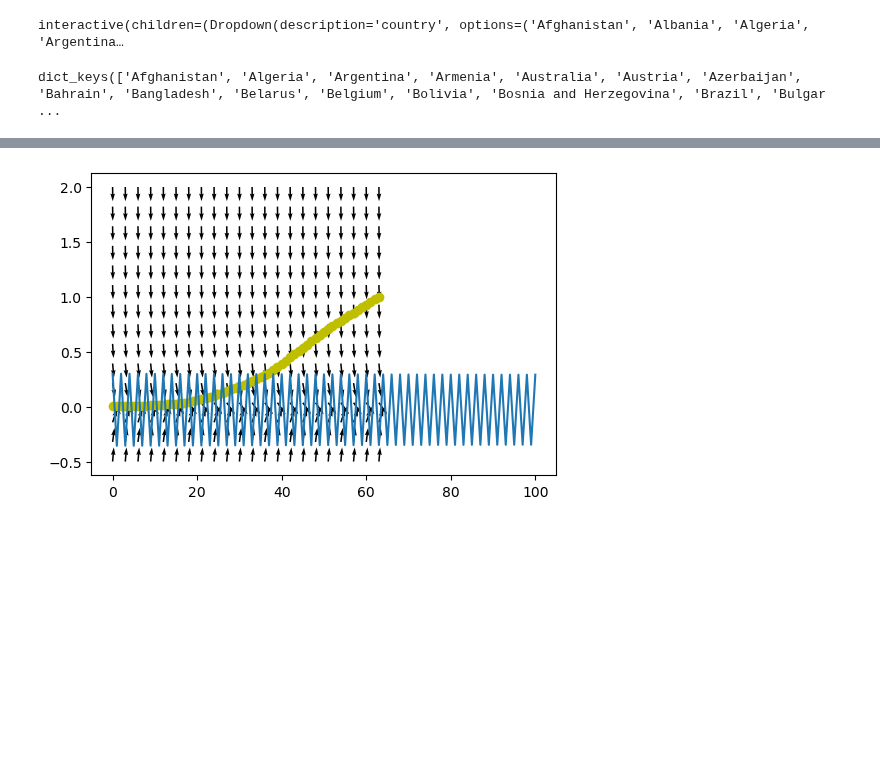
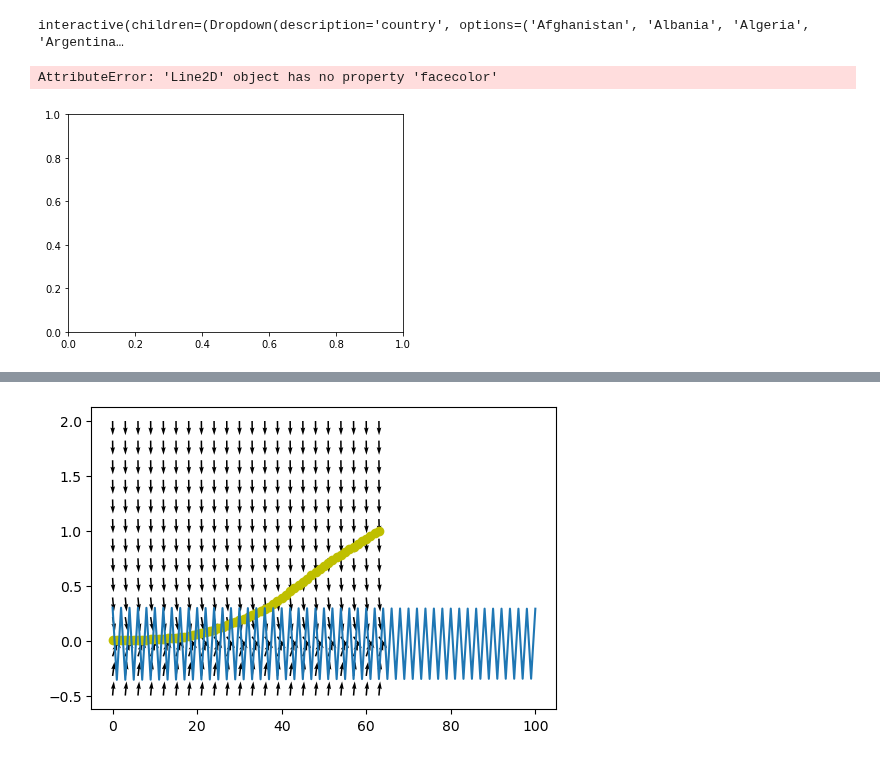
Before and after one commit to Kipre/EUDemographyCleaner, a Jupyter notebook: internship/nonlinear.ipynb, the cells around one changed output, grey strips where cells are left out. Saved outputs shown, nothing was run; the diff lists cells and outputs as text; code cells hidden in the pictures; blank space fills up the shorter version.

```diff
--- a/internship/nonlinear.ipynb
+++ b/internship/nonlinear.ipynb
@@ -195,8 +234,8 @@ for country in tqdm(ds.all_hopkins_countries(cases_cap=2000)):
     xdata = country_data[:-1]
     ydata = country_data[1:] - xdata
 
-    current_result['derivated']['original'] = convert_values(ydata)
-    current_result['integrated']['original'] = convert_values(xdata)
+    current_result['derivated']['real_data'] = convert_values(ydata)
+    current_result['integrated']['real_data'] = convert_values(xdata)
 
     extrapolation = 1.3
 
@@ -216,10 +255,6 @@ for country in tqdm(ds.all_hopkins_countries(cases_cap=2000)):
         current_result['integrated'][f.__name__] = convert_values(trajectory.flatten())
 
     results[country] = current_result
-# %%
-results.keys()
-# %% [output]
-dict_keys(['Afghanistan', 'Algeria', 'Argentina', 'Armenia', 'Australia', 'Austria', 'Azerbaijan', 'Bahrain', 'Bangladesh', 'Belarus', 'Belgium', 'Bolivia', 'Bosnia and Herzegovina', 'Brazil', 'Bulgar ...
 # %%
 import json
 
@@ -227,0 +297,23 @@ with open('data/non-linear.json', 'w') as f:
+# %%
+mses = []
+
+for country, vals in results.items():
+    deriv = []
+    for func, val in vals['derivated'].items():
+        if func != 'real_data':
+            deriv.append(((vals['derivated']['real_data'] - val)**2).mean())
+
+    mses.append(deriv)
+
+mses = np.array(mses)
+
+plt.boxplot(mses, boxprops=dict(facecolor=['#e36262', '#e39762', '#66e362', '#62e3ce', '#6275e3']))
+plt.yscale('log')
+plt.xticks([1, 2, 3, 4, 5], ['polynomial3', 'polynomial4', 'rational22', 'rational32', 'rational33'], rotation=20)
+plt.ylabel('mean squared error')
+plt.title('Distribution comparison of the errors')
+# plt.show()
+plt.savefig('box_funcs.svg', format='svg')
+# %% [output]
+AttributeError: 'Line2D' object has no property 'facecolor'
+[figure, added]
```
Also changed, not shown: parts of 5 cells of this notebook, 5 other files.
